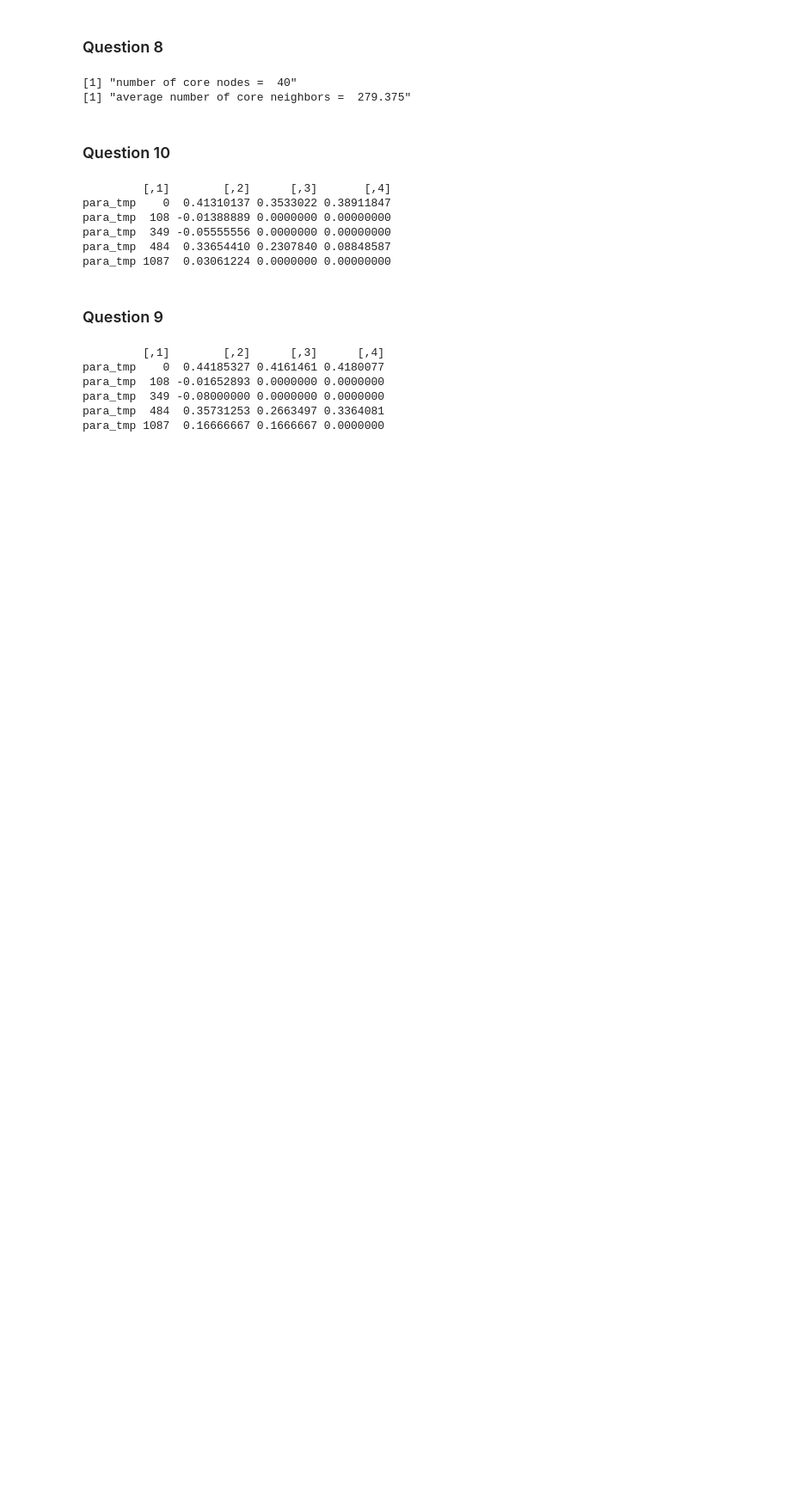
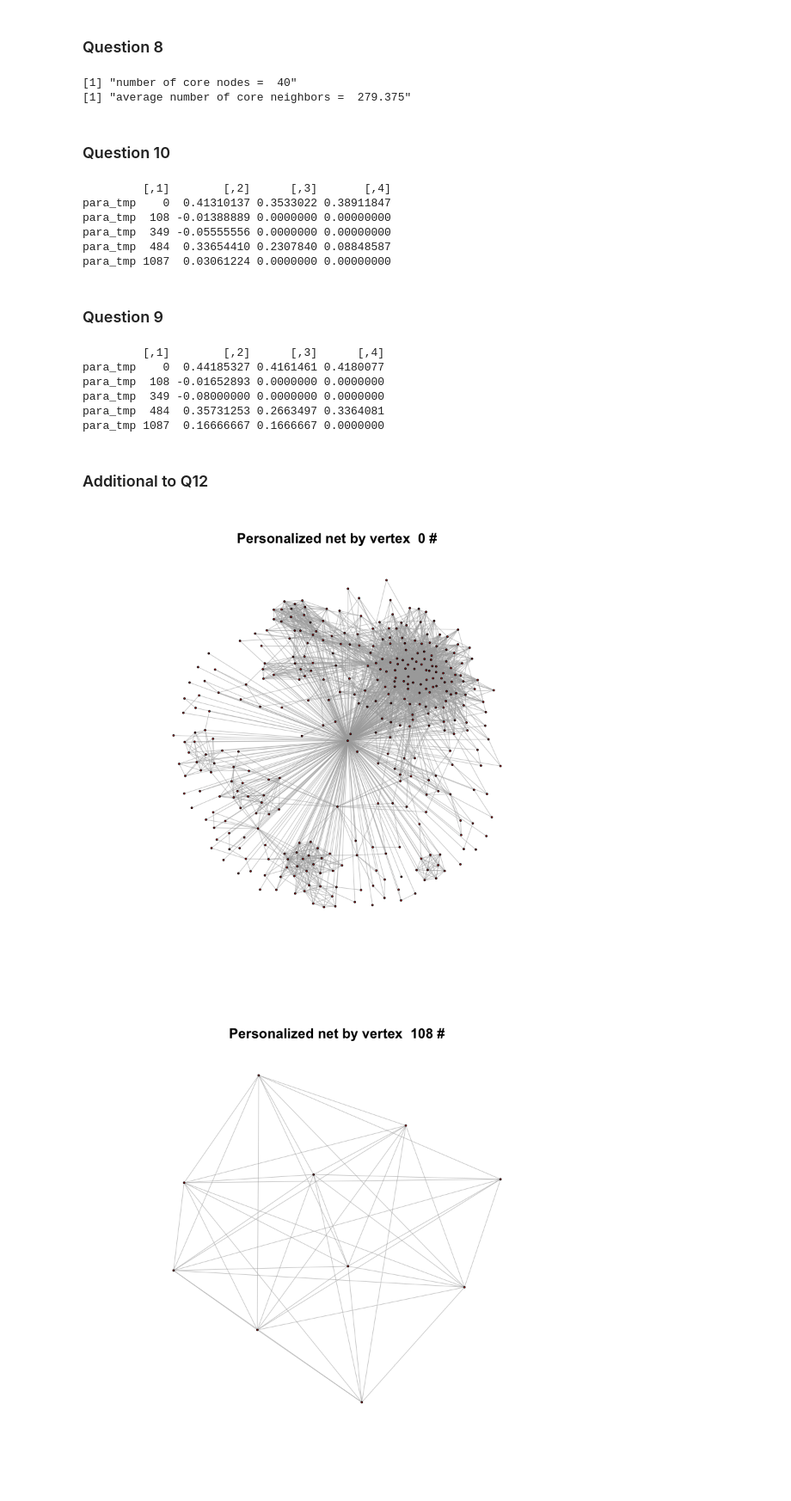
Before and after one commit to WuseFangtang/EE232E-1, a Jupyter notebook: Project 2/Problem11-132.ipynb, the cells around one changed output. Shown at 86% size. Drawn from its saved outputs; the diff is of its cells as text; code cells hidden in the pictures; blank space fills up the shorter version.

```diff
--- a/Project 2/Problem11-132.ipynb
+++ b/Project 2/Problem11-132.ipynb
@@ -257,3 +259,16 @@ para_tmp  108 -0.01652893 0.0000000 0.0000000
 para_tmp  349 -0.08000000 0.0000000 0.0000000
 para_tmp  484  0.35731253 0.2663497 0.3364081
 para_tmp 1087  0.16666667 0.1666667 0.0000000
+# %% [markdown]
+### Additional to Q12
+# %%
+vertex_list <- c(0, 108, 349, 484, 1087);
+for (vertex in vertex_list){
+    person_net_by_v <- person_net(net, vertex, edge_list);
+    plot(person_net_by_v,vertex.size=1,vertex.label=NA, vertex.color="red",
+         edge.width=0.5,edge.arrow.size=0.1);
+    title(main = paste("Personalized net by vertex ", vertex, "#"));
+}
+# %% [output]
+[figure, added]
+[figure, added]
```
Also changed, not shown: parts of 6 cells of this notebook.
